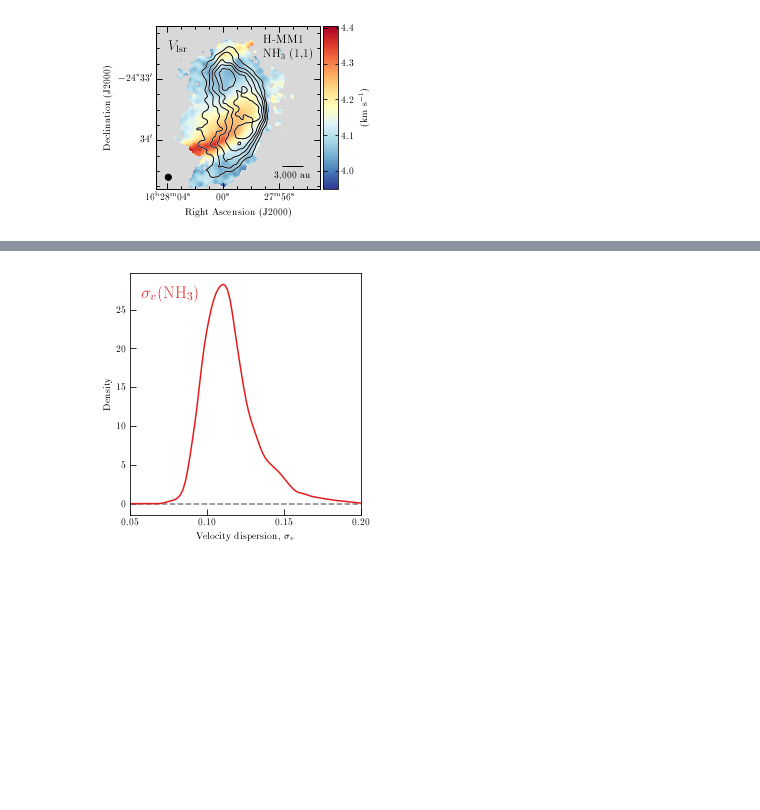
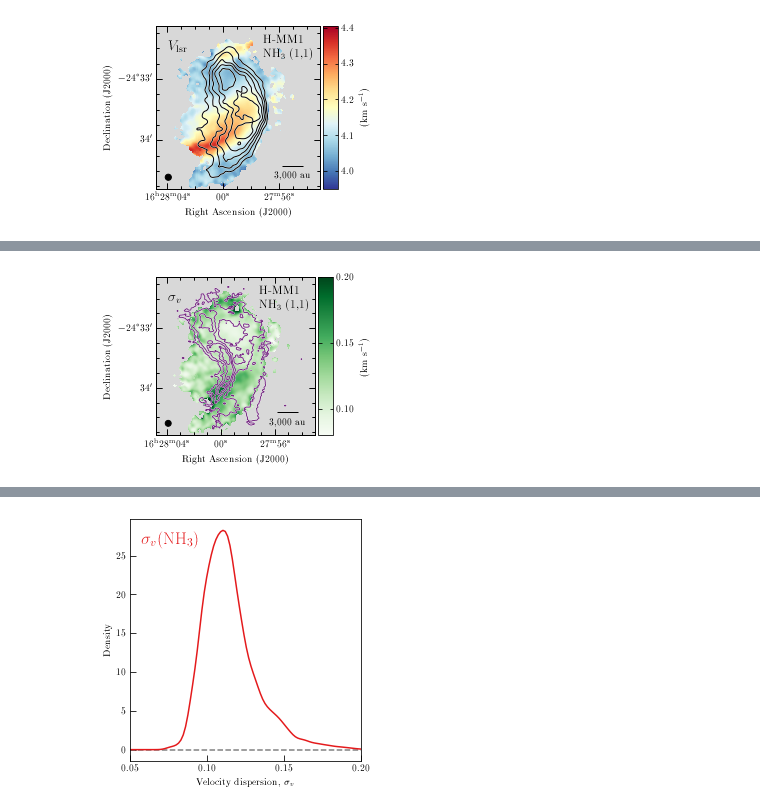
Before and after one commit to jpinedaf/H-MM1_NH3, a Jupyter notebook: H-MM1_NH3_H2.ipynb, the cells around one changed output, grey strips where cells are left out. Cells and saved outputs as stored; diff of their text form; code cells hidden in the pictures; blank space fills up the shorter version.

```diff
--- a/H-MM1_NH3_H2.ipynb
+++ b/H-MM1_NH3_H2.ipynb
@@ -356,0 +377,29 @@ Set OBSGEO-H to     2115.607 from OBSGEO-[XYZ]'. [astropy.wcs.wcs]
+# %%
+text_color = 'black'
+
+fig = aplpy.FITSFigure(file_NH3_dv, figsize=(4, 4))
+fig.show_colorscale(vmin=0.08, vmax=0.2, cmap='Greens', interpolation='None')
+plot_setup_vla(fig, label_col=text_color, do_zoom=True, do_contour=False)
+#
+#
+fig.add_label(xpos_lab1, ypos_lab1, 'H-MM1', relative=True,
+                horizontalalignment='left', color=text_color, size=12)
+fig.add_label(xpos_lab2, ypos_lab2, r'NH$_3$ (1,1)', relative=True,
+                horizontalalignment='left', color=text_color, size=12)
+fig.add_label(xpos_lab3, ypos_lab3, r'$\sigma_{v}$', relative=True,
+                horizontalalignment='left', color=text_color, size=14)
+#
+fig.add_colorbar()
+fig.colorbar.set_ticks([0.1, 0.15, 0.2])
+fig.colorbar.set_axis_label_text(r'(km s$^{-1}$)')
+
+cont_CH3OH = np.arange(1, 12, 2)*0.015
+
+fig.show_contour('data/H-MM1_CH3OH_TdV.fits', levels=cont_CH3OH, colors='white', linewidths=1.5)
+fig.show_contour('data/H-MM1_CH3OH_TdV.fits', levels=cont_CH3OH, colors='#762a83', linewidths=1)
+
+plt.tight_layout()
+#
+fig.savefig('figs/H-MM1_NH3_dv_CH3OH.pdf', dpi=100)
+# %% [output]
+[figure, added]
```
Also changed, not shown: parts of 38 cells of this notebook, 24 other files.
